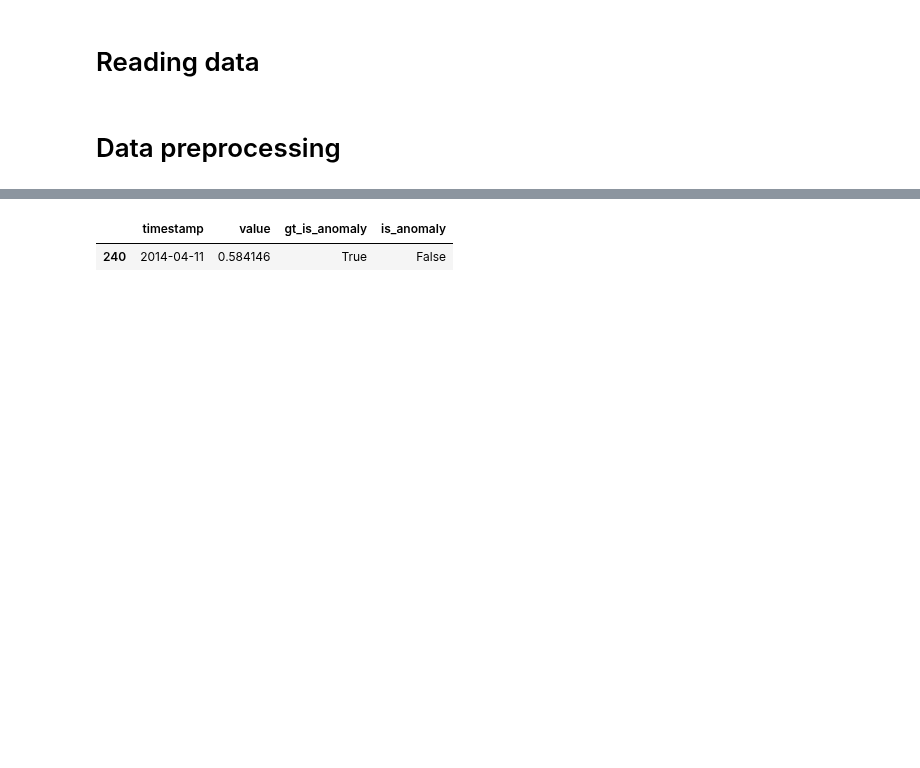
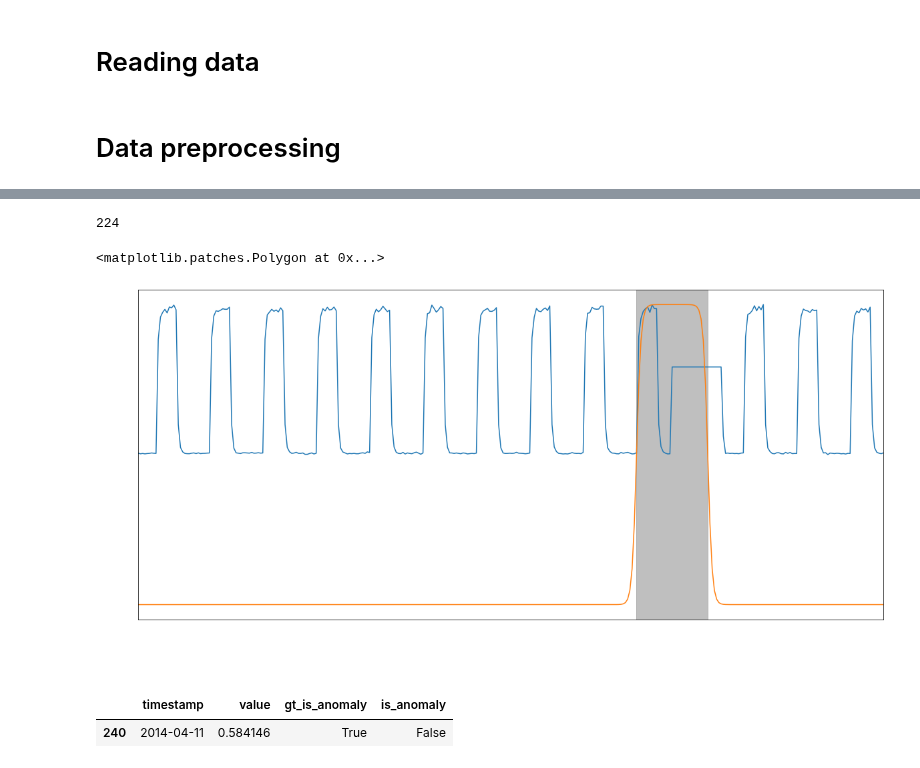
Before and after one commit to emerelte/kad, a Jupyter notebook: notebooks/evaluation.ipynb, the cells around one changed output, grey strips where cells are left out. Drawn from its saved outputs; the diff is of its cells as text; code cells hidden in the pictures; blank space fills up the shorter version.

```diff
--- a/notebooks/evaluation.ipynb
+++ b/notebooks/evaluation.ipynb
@@ -75,3 +76,24 @@ anomaly_window_end = anomaly_window.iloc[-1]
+# %%
+temp_df[temp_df[kad_utils.GROUND_TRUTH_COLUMN]].index[int(len(anomaly_window)/2)]
+# temp_df[temp_df[kad_utils.GROUND_TRUTH_COLUMN]].index[0]
+# %% [output]
+224
+# %%
+total_index = preprocessed_df.reset_index().index.to_numpy()
+
+anom_idx = preprocessed_df.reset_index().index[preprocessed_df.reset_index()["timestamp"] == anomaly_window_middle.name][0]
+preprocessed_df["function"] = 2/(1+np.exp(np.abs(total_index - anom_idx) - int(len(anomaly_window)/2))) - 1
+
+fig = plt.figure()
+ax = fig.add_subplot(211)
+fig.set_size_inches(20, 20)
+preprocessed_df["value"].plot.line(ax=ax)
+preprocessed_df["function"].plot.line(ax=ax)
+
+ax.axvspan(anomaly_window.index[0], anomaly_window.index[-1], alpha=0.5, color="gray")
+# %% [output]
+<matplotlib.patches.Polygon at 0x...>
+[figure, added]
 # %%
 temp_df = preprocessed_df.reset_index()
 # %%
```
Also changed, not shown: parts of 4 cells of this notebook, 5 other files.
